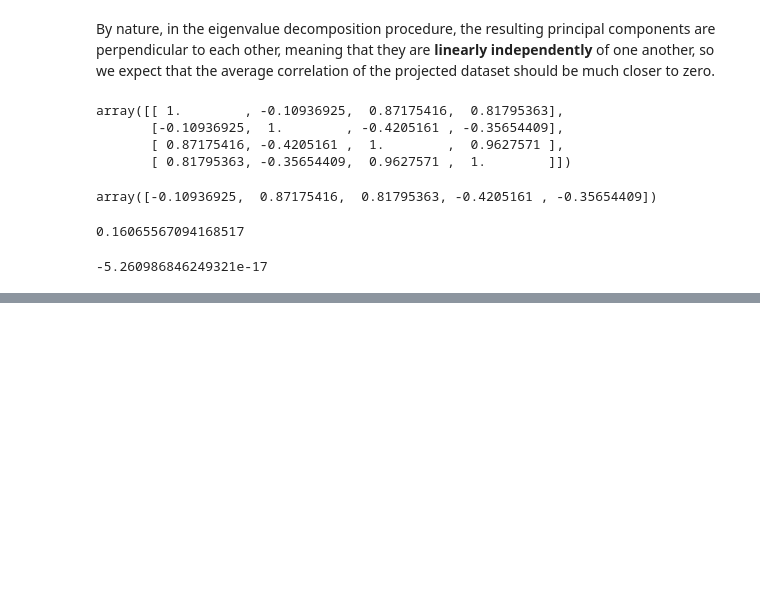
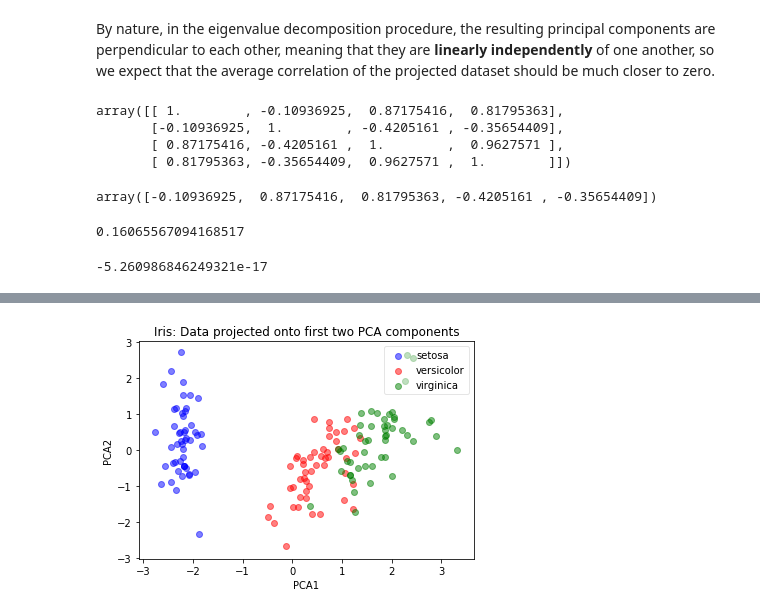
Before and after one commit to yungshun317/feature-transformation, a Jupyter notebook: the_iris_dataset.ipynb, the cells around one changed output, grey strips where cells are left out. Cells and saved outputs as stored; diff of their text form; code cells hidden in the pictures; blank space fills up the shorter version.

```diff
--- a/the_iris_dataset.ipynb
+++ b/the_iris_dataset.ipynb
@@ -238,0 +330,6 @@ np.corrcoef(pca_iris.T)[[0, 0, 0, 1, 1], [1, 2, 3, 2, 3]].mean()
+# %%
+# Plot PCA projection of scaled data
+plot(pca.transform(X_scaled), iris_y, "Iris: Data projected onto first two PCA components", "PCA1", "PCA2")
+# Slightly different
+# %% [output]
+[figure, added]
```
Also changed, not shown: parts of 15 cells of this notebook.
